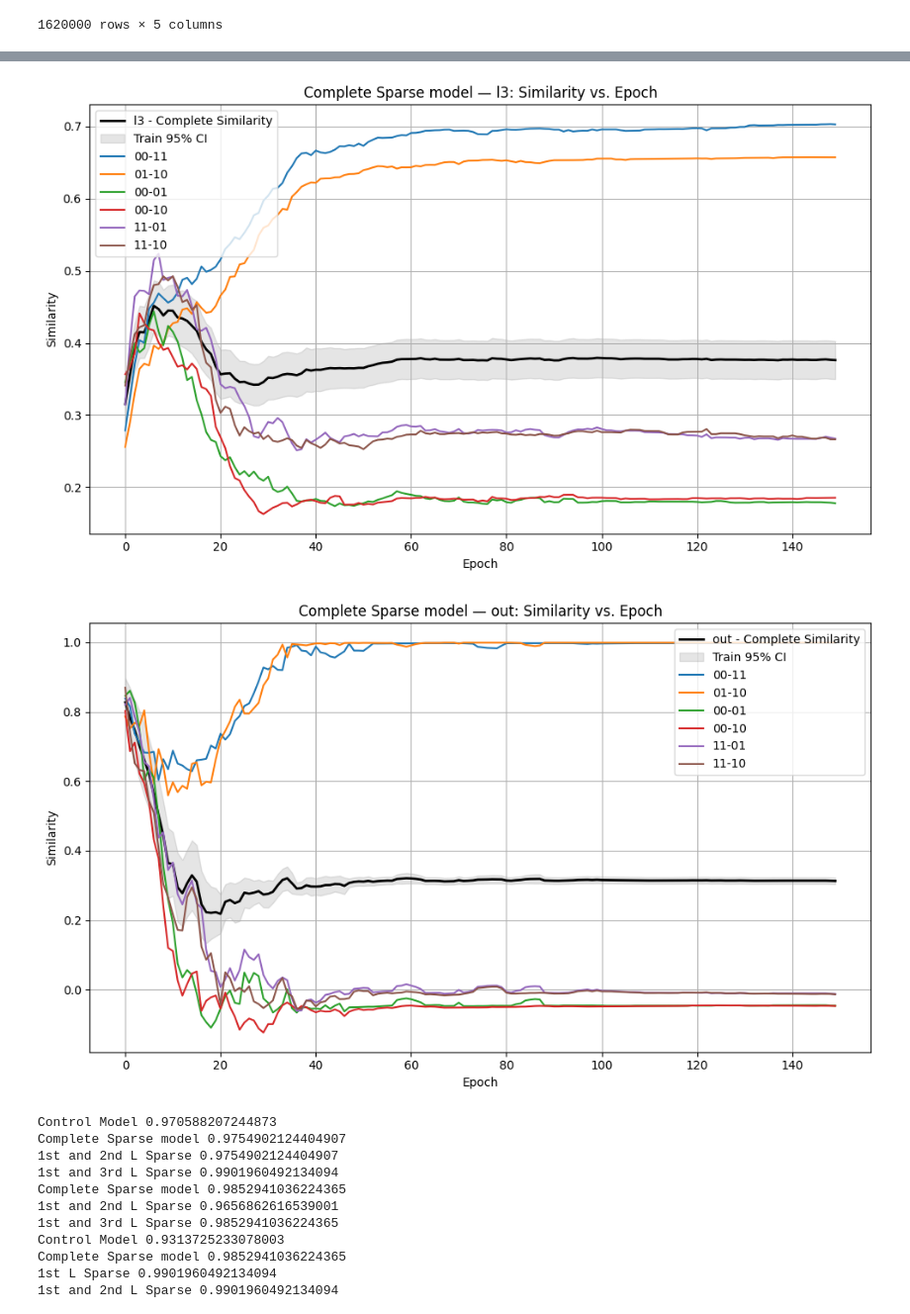
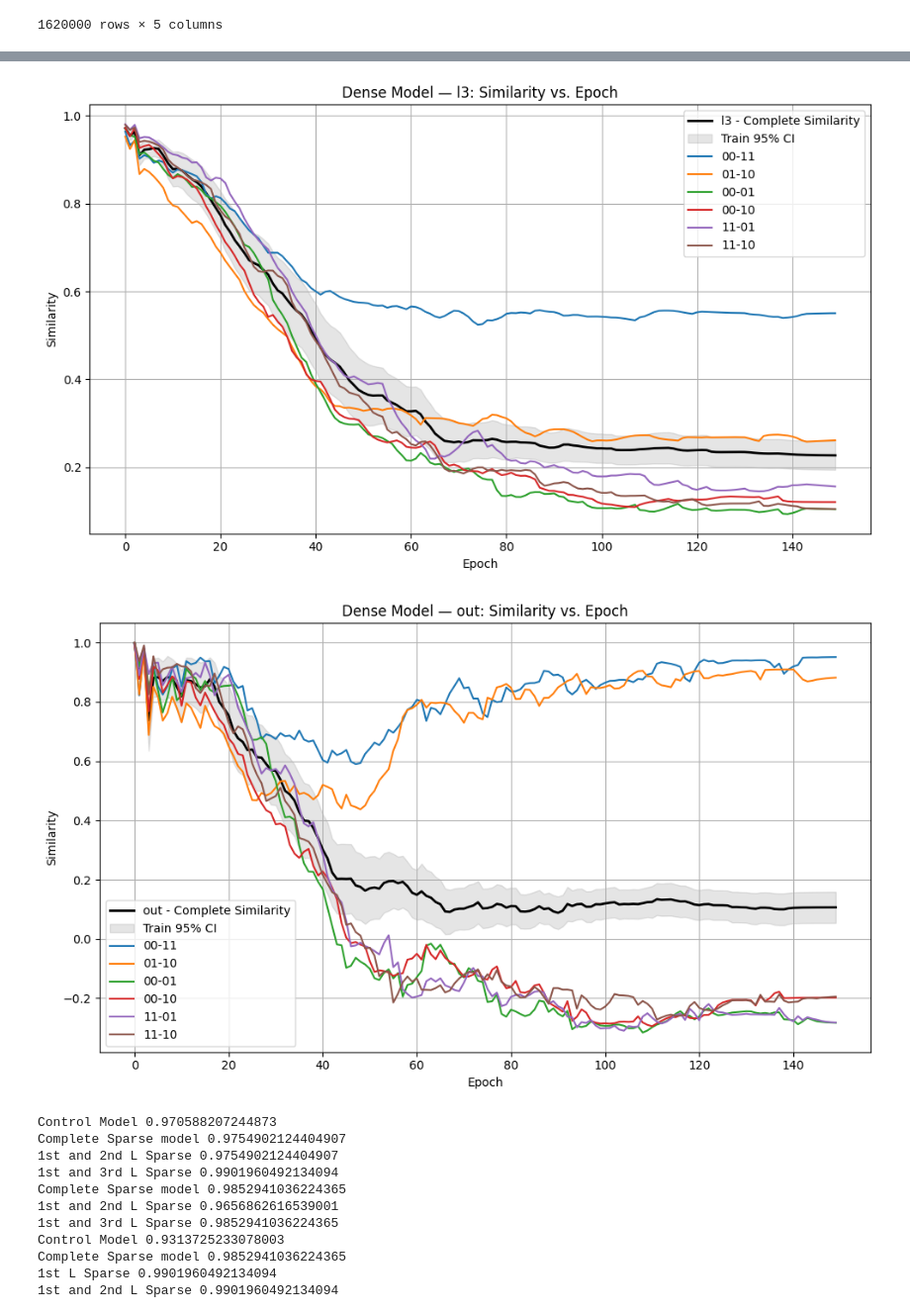
Before and after one commit to animeshsasan/hippocampal-cortex-learning, a Jupyter notebook: .ipynbs/analysing-sparsity.ipynb, the cells around one changed output, grey strips where cells are left out. Shown at 99% size. Drawn from its saved outputs; the diff is of its cells as text; code cells hidden in the pictures.

```diff
--- a/.ipynbs/analysing-sparsity.ipynb
+++ b/.ipynbs/analysing-sparsity.ipynb
@@ -284,7 +281,7 @@ combined_records
 | 1619999 | 2nd and 3rd L Sparse | out | 11-10 | 0.177921 | 149 |
 1620000 rows × 5 columns
 # %%
-model_to_plot = "Complete Sparse model"
+model_to_plot = "Dense Model"
 
 # Filter df for the chosen model
 df_filtered = combined_records[combined_records["Model"] == model_to_plot]
@@ -336,5 +333,5 @@ for layer_name, (df_mean, df_ci) in train_dfs[model_to_plot].items():
-[figure, old version]
+[figure, new version]
-[figure, old version]
+[figure, new version]
 # %%
 dataset = XOR()
 in_features = 8
```
Also changed, not shown: parts of 4 cells of this notebook, 5 other files.
